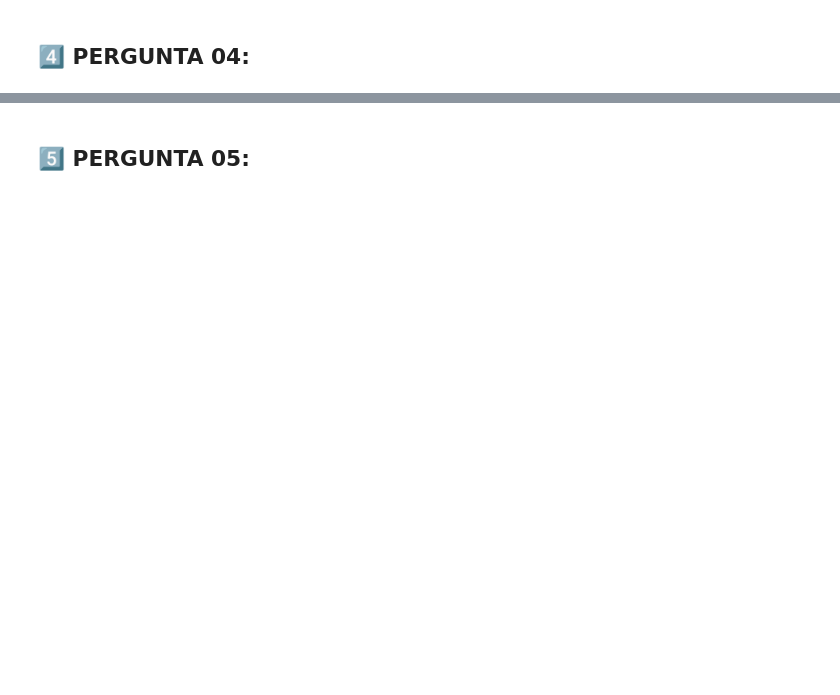
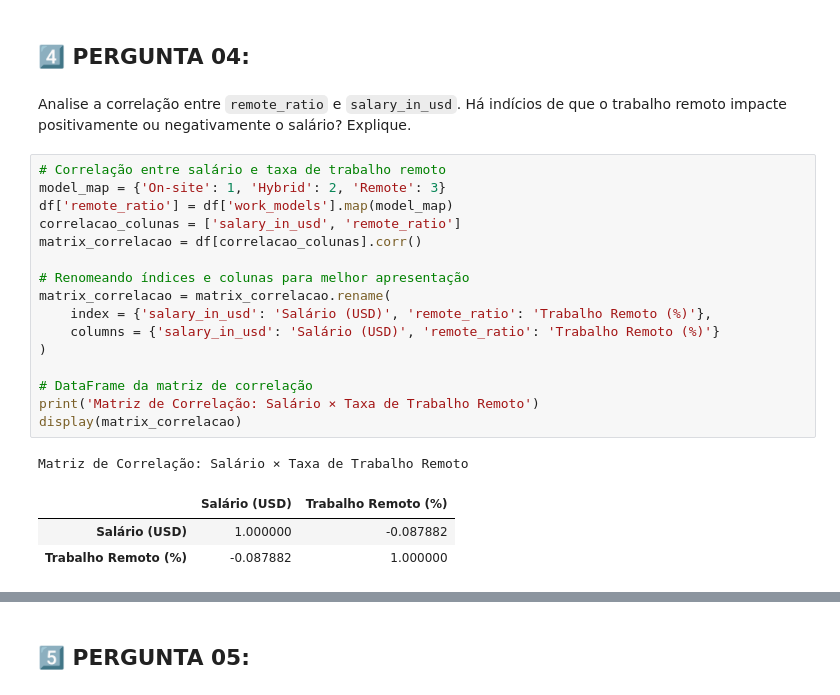
Before and after one commit to yRaffa/GS-2025-2_DataScience, a Jupyter notebook: GS-DataScience.ipynb, the cells around one changed output, grey strips where cells are left out. Drawn from its saved outputs; the diff is of its cells as text; blank space fills up the shorter version.

```diff
--- a/GS-DataScience.ipynb
+++ b/GS-DataScience.ipynb
@@ -391,2 +517,25 @@ O salário é fortemente influenciado por esses dois fatores: Nível de Experiê
 # %% [markdown]
 ## **4️⃣ PERGUNTA 04:**
+# %% [markdown]
+Analise a correlação entre `remote_ratio` e `salary_in_usd`. Há indícios de que o trabalho remoto impacte positivamente ou negativamente o salário? Explique.
+# %%
+# Correlação entre salário e taxa de trabalho remoto
+model_map = {'On-site': 1, 'Hybrid': 2, 'Remote': 3}
+df['remote_ratio'] = df['work_models'].map(model_map)
+correlacao_colunas = ['salary_in_usd', 'remote_ratio']
+matrix_correlacao = df[correlacao_colunas].corr()
+
+# Renomeando índices e colunas para melhor apresentação
+matrix_correlacao = matrix_correlacao.rename(
+    index = {'salary_in_usd': 'Salário (USD)', 'remote_ratio': 'Trabalho Remoto (%)'},
+    columns = {'salary_in_usd': 'Salário (USD)', 'remote_ratio': 'Trabalho Remoto (%)'}
+)
+
+# DataFrame da matriz de correlação
+print('Matriz de Correlação: Salário × Taxa de Trabalho Remoto')
+display(matrix_correlacao)
+# %% [output]
+Matriz de Correlação: Salário × Taxa de Trabalho Remoto
+|  | Salário (USD) | Trabalho Remoto (%) |
+| Salário (USD) | 1.000000 | -0.087882 |
+| Trabalho Remoto (%) | -0.087882 | 1.000000 |
```
Also changed, not shown: parts of 15 cells of this notebook.
